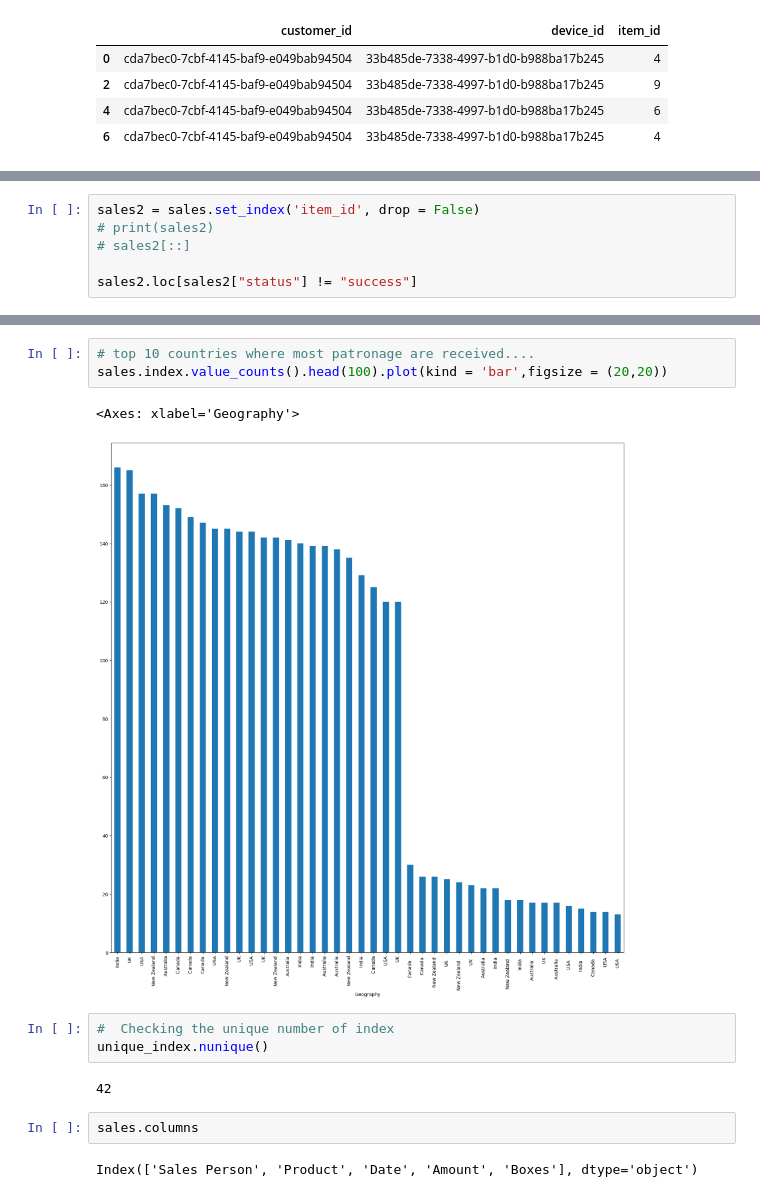
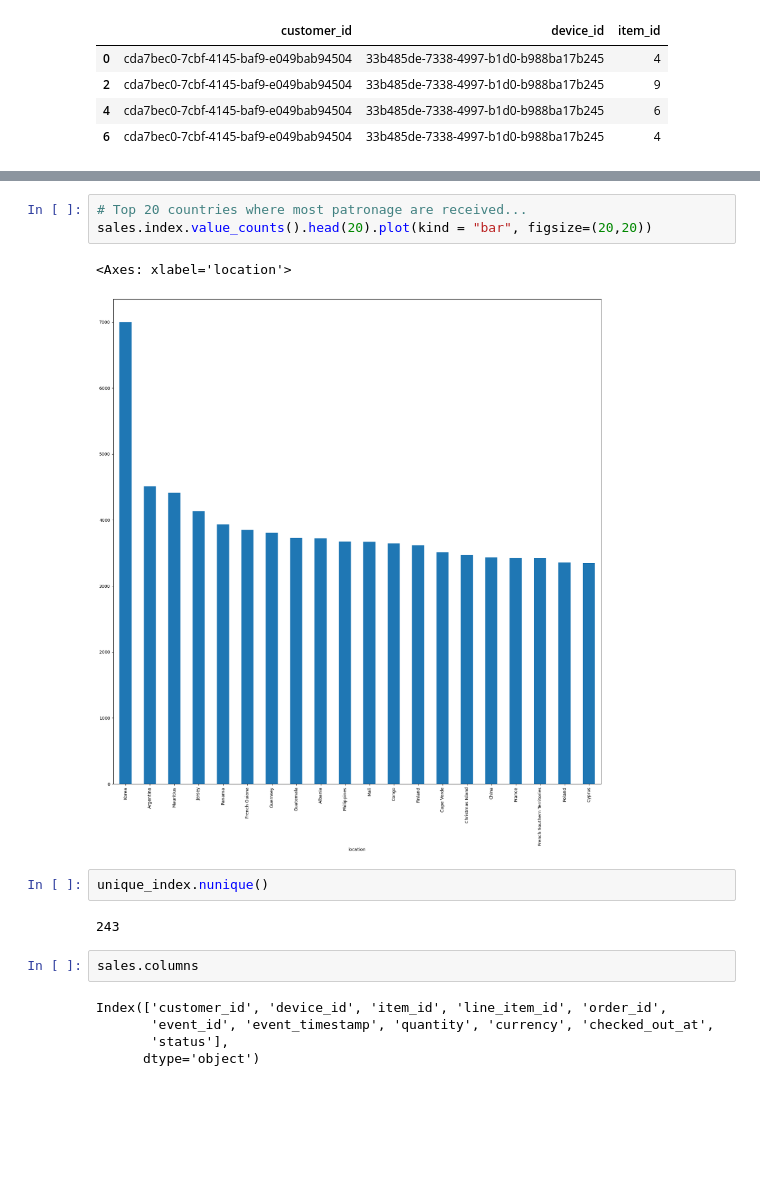
Before and after one commit to Olajcodes/GenAI_Learning_Python, a Jupyter notebook: Week_Six/11_09_2025/Pandas_101_task15.ipynb, the cells around one changed output, grey strips where cells are left out. Cells and saved outputs as stored; diff of their text form; blank space fills up the shorter version.

```diff
--- a/Week_Six/11_09_2025/Pandas_101_task15.ipynb
+++ b/Week_Six/11_09_2025/Pandas_101_task15.ipynb
@@ -89,6 +88,0 @@ sales.iloc[::]
-# %%
-sales2 = sales.set_index('item_id', drop = False)
-# print(sales2)
-# sales2[::]
-
-sales2.loc[sales2["status"] != "success"]
@@ -221,15 +199,17 @@ sales.index.value_counts().head(10).plot(kind = 'bar')
 # %%
-# top 10 countries where most patronage are received....
-sales.index.value_counts().head(100).plot(kind = 'bar',figsize = (20,20))
+# Top 20 countries where most patronage are received...
+sales.index.value_counts().head(20).plot(kind = "bar", figsize=(20,20))
 # %% [output]
-<Axes: xlabel='Geography'>
+<Axes: xlabel='location'>
-[figure, old version]
+[figure, new version]
-# %%
-#  Checking the unique number of index
-unique_index.nunique()
-# %% [output]
-42
+# %%
+unique_index.nunique()
+# %% [output]
+243
 # %%
 sales.columns
 # %% [output]
-Index(['Sales Person', 'Product', 'Date', 'Amount', 'Boxes'], dtype='object')
+Index(['customer_id', 'device_id', 'item_id', 'line_item_id', 'order_id',
+       'event_id', 'event_timestamp', 'quantity', 'currency', 'checked_out_at',
+       'status'],
+      dtype='object')
```
Also changed, not shown: parts of 28 cells of this notebook.
